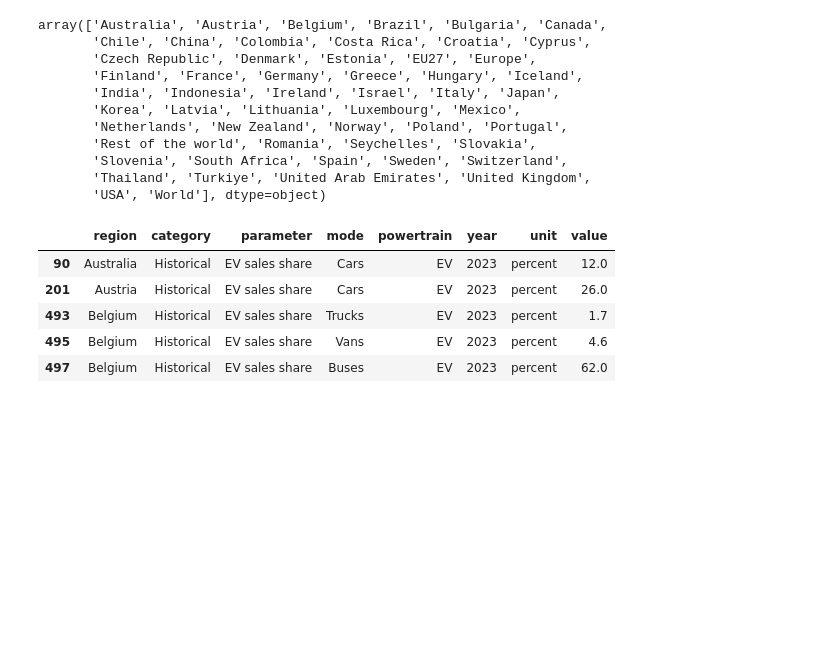
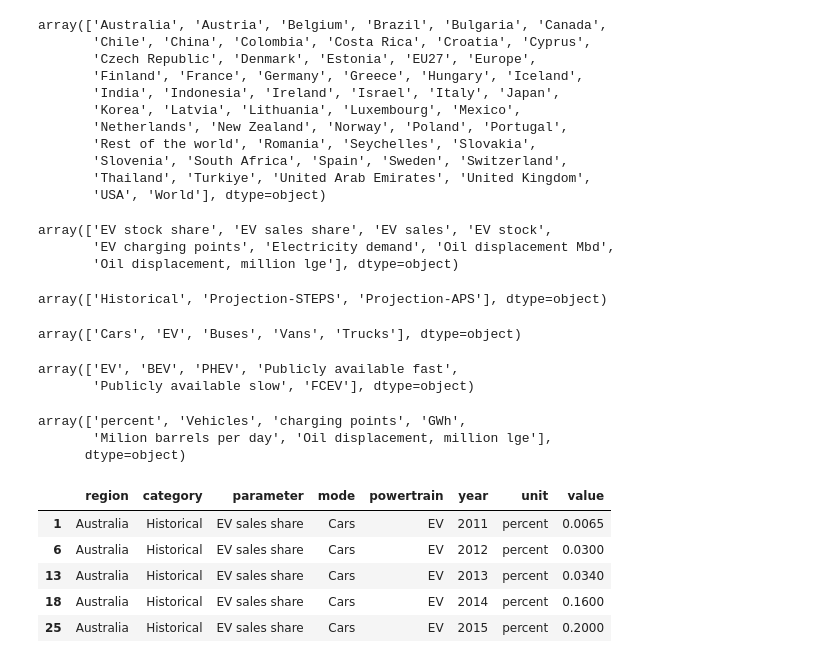
Before and after one commit to arkhanks/data_analytics_proj_3, a Jupyter notebook: Amy/AMY worldwide ev adoption.ipynb, the cells around one changed output. Cells and saved outputs as stored; diff of their text form; code cells hidden in the pictures; blank space fills up the shorter version.

```diff
--- a/Amy/AMY worldwide ev adoption.ipynb
+++ b/Amy/AMY worldwide ev adoption.ipynb
@@ -127,18 +117,49 @@ array(['Australia', 'Austria', 'Belgium', 'Brazil', 'Bulgaria', 'Canada',
        'Slovenia', 'South Africa', 'Spain', 'Sweden', 'Switzerland',
        'Thailand', 'Turkiye', 'United Arab Emirates', 'United Kingdom',
        'USA', 'World'], dtype=object)
+# %%
+# list the unique values in the parameter column
+df['parameter'].unique()
+# %% [output]
+array(['EV stock share', 'EV sales share', 'EV sales', 'EV stock',
+       'EV charging points', 'Electricity demand', 'Oil displacement Mbd',
+       'Oil displacement, million lge'], dtype=object)
+# %%
+# list the unique values in the category column
+df['category'].unique()
+# %% [output]
+array(['Historical', 'Projection-STEPS', 'Projection-APS'], dtype=object)
+# %%
+# list the unique values in the mode column
+df['mode'].unique()
+# %% [output]
+array(['Cars', 'EV', 'Buses', 'Vans', 'Trucks'], dtype=object)
+# %%
+# list the unique values in the powertrain column
+df['powertrain'].unique()
+# %% [output]
+array(['EV', 'BEV', 'PHEV', 'Publicly available fast',
+       'Publicly available slow', 'FCEV'], dtype=object)
+# %%
+# list the unique values in the unit column
+df['unit'].unique()
+# %% [output]
+array(['percent', 'Vehicles', 'charging points', 'GWh',
+       'Milion barrels per day', 'Oil displacement, million lge'],
+      dtype=object)
 # %%
-# Make dataframe of ev adoption 2023 by ev sales share
-df_2023_evsales = df.loc[
-    (df['year']==2023) &
+# Make dataframe of ev adoption from 2011 - 2023 by ev sales share
+df_evsales_share = df.loc[
+    (df['year'] >= 2011) &
+    (df['year'] <= 2023) &
+    (df['category']== 'Historical') &
     (df['parameter']== 'EV sales share')
 ]
+df_evsales_share.head()
+# %% [output]
+|  | region | category | parameter | mode | powertrain | year | unit | value |
+| 1 | Australia | Historical | EV sales share | Cars | EV | 2011 | percent | 0.0065 |
+| 6 | Australia | Historical | EV sales share | Cars | EV | 2012 | percent | 0.0300 |
+| 13 | Australia | Historical | EV sales share | Cars | EV | 2013 | percent | 0.0340 |
+| 18 | Australia | Historical | EV sales share | Cars | EV | 2014 | percent | 0.1600 |
+| 25 | Australia | Historical | EV sales share | Cars | EV | 2015 | percent | 0.2000 |
-# %%
-df_2023_evsales.head()
-# %% [output]
-|  | region | category | parameter | mode | powertrain | year | unit | value |
-| 90 | Australia | Historical | EV sales share | Cars | EV | 2023 | percent | 12.0 |
-| 201 | Austria | Historical | EV sales share | Cars | EV | 2023 | percent | 26.0 |
-| 493 | Belgium | Historical | EV sales share | Trucks | EV | 2023 | percent | 1.7 |
-| 495 | Belgium | Historical | EV sales share | Vans | EV | 2023 | percent | 4.6 |
-| 497 | Belgium | Historical | EV sales share | Buses | EV | 2023 | percent | 62.0 |
```
Also changed, not shown: parts of 13 cells of this notebook, 25 other files.
